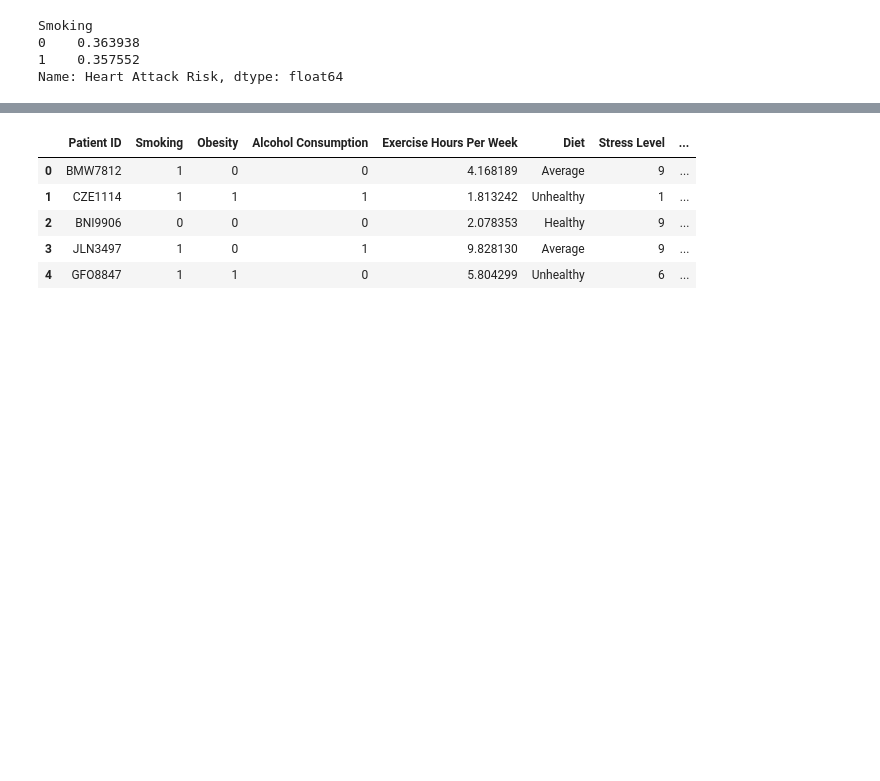
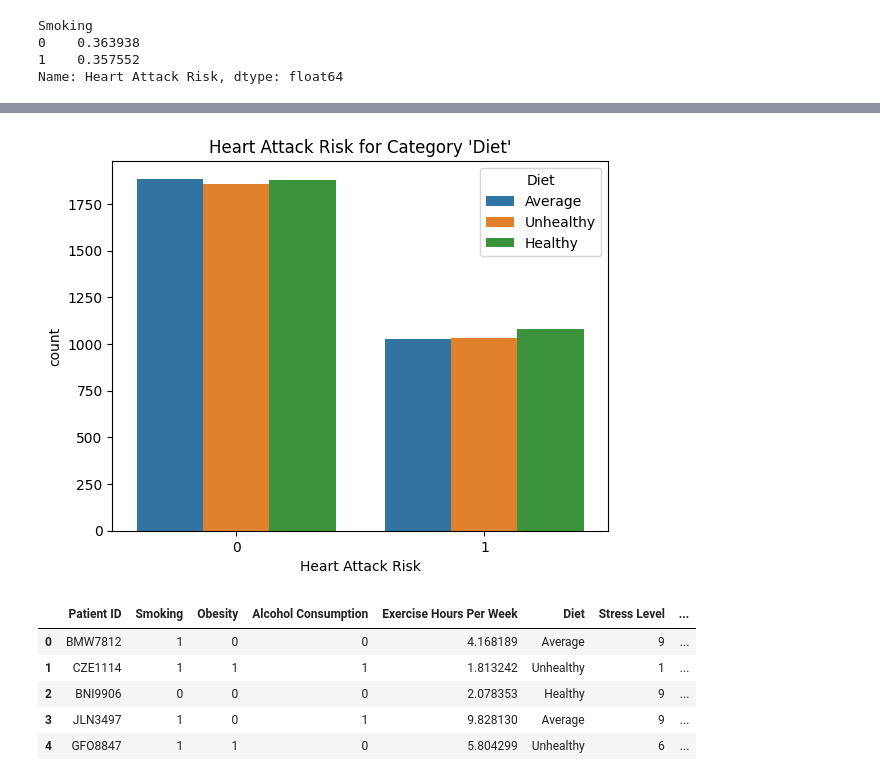
Before and after one commit to CodexAarogya/Fusemachines-Assignments, a Jupyter notebook: Week-1/Data Wrangling/Wk_1_Data_Wrangling_HeartAttack.ipynb, the cells around one changed output, grey strips where cells are left out. Saved outputs shown, nothing was run; the diff lists cells and outputs as text; code cells hidden in the pictures; blank space fills up the shorter version.

Commit message:
Completed data wrangling assignment for week-1

```diff
--- a/Week-1/Data Wrangling/Wk_1_Data_Wrangling_HeartAttack.ipynb
+++ b/Week-1/Data Wrangling/Wk_1_Data_Wrangling_HeartAttack.ipynb
@@ -596,4 +596,10 @@ Text(0.5, 1.0, 'Smoking and heart attack risk proportions')
 [figure]
+# %%
+sns.countplot(data= lifestyle, x='Heart Attack Risk', hue='Diet')
+plt.title("Heart Attack Risk for Category 'Diet'")
+plt.show()
+# %% [output]
+[figure, added]
 # %%
 joined_demo_life = pd.merge(lifestyle, demographics, on='Patient ID', how='inner')
 joined_demo_life.head()
```
Also changed, not shown: parts of 19 cells of this notebook.
